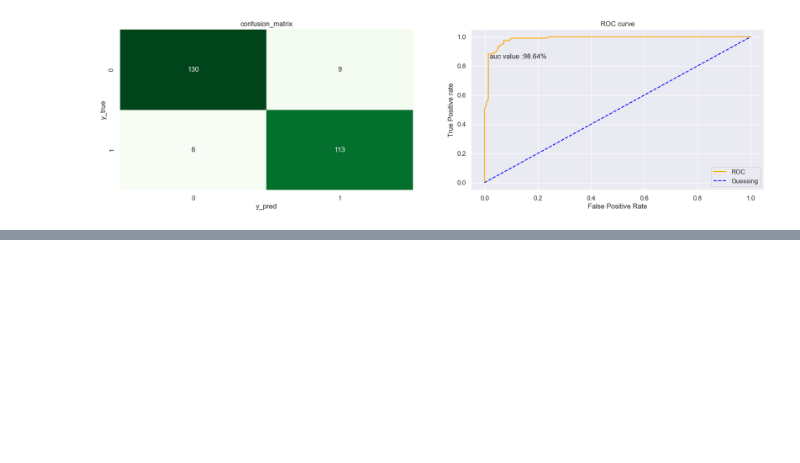
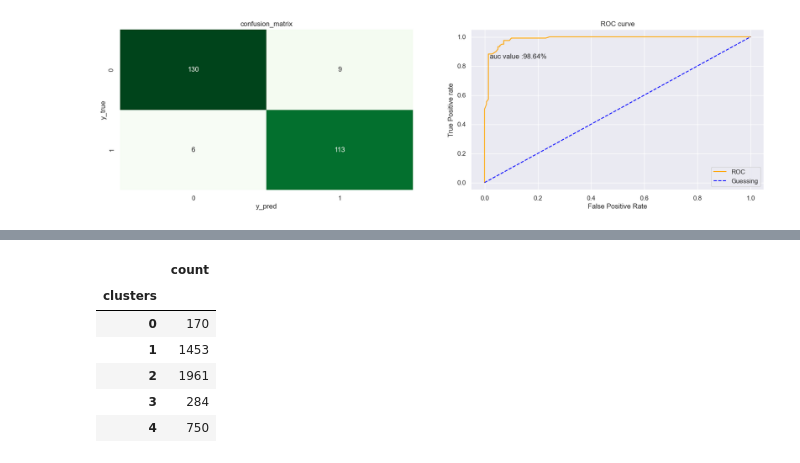
Before and after one commit to omars1234/UnsuperVisedInsuranceAnalysis, a Jupyter notebook: NoteBook.ipynb, the cells around one changed output, grey strips where cells are left out. Saved outputs shown, nothing was run; the diff lists cells and outputs as text; code cells hidden in the pictures; blank space fills up the shorter version.

```diff
--- a/NoteBook.ipynb
+++ b/NoteBook.ipynb
@@ -305,0 +337,10 @@ plot_roc_curve(fpr,tpr);
+# %%
+df2["clusters"].value_counts().to_frame().sort_values(ascending=True,by="clusters")
+# %% [output]
+|  | count |
+| clusters |  |
+| 0 | 170 |
+| 1 | 1453 |
+| 2 | 1961 |
+| 3 | 284 |
+| 4 | 750 |
```
Also changed, not shown: parts of 7 cells of this notebook.
